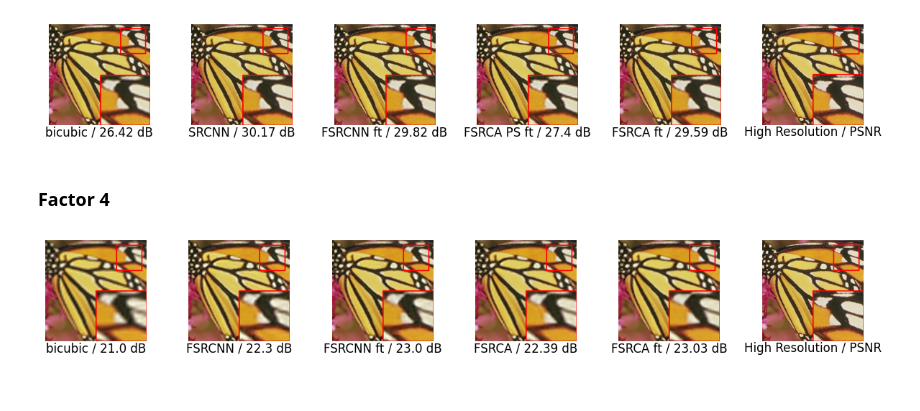
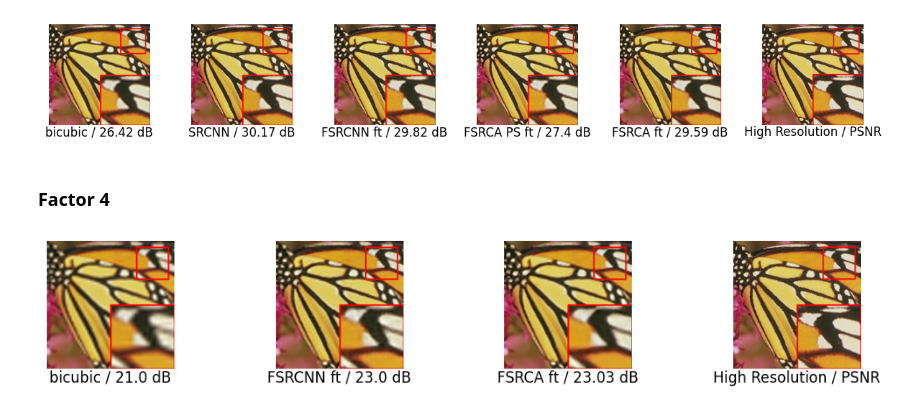
Before and after one commit to LucioLuque/TPFinal-Vision, a Jupyter notebook: notebooks/comparacion.ipynb, the cells around one changed output. Cells and saved outputs as stored; diff of their text form; code cells hidden in the pictures.

```diff
--- a/notebooks/comparacion.ipynb
+++ b/notebooks/comparacion.ipynb
@@ -15,7 +15,7 @@ print(all_images[5].keys())
 print(all_images[5][2].keys())
 print(len(all_images[5][2]['lr']), len(all_images[5][2]['hr']))
 
-device = torch.device("cuda" if torch.cuda.is_available() else "cpu")
+device = "cpu"
 # %% [output]
 dict_keys([5, 14])
 dict_keys([2, 3, 4])
@@ -237,16 +174,14 @@ compare_plot_patches_models(set_dict, img_index, factor, models_names, zoom_patc
 # %%
 factor = 4
 imgs_set = 5
 set_dict = all_images[imgs_set][factor]
 img_index = 2
 
 models_names = ["bicubic",
-                "FSRCNN",
                 "FSRCNN ft",
-                "FSRCA",
                 "FSRCA ft"
                 ]
 
 compare_plot_patches_models(set_dict, img_index, factor, models_names, zoom_patches_args, device)
 # %% [output]
-[figure, old version]
+[figure, new version]
```
Also changed, not shown: parts of 11 cells of this notebook, 1 other file.
